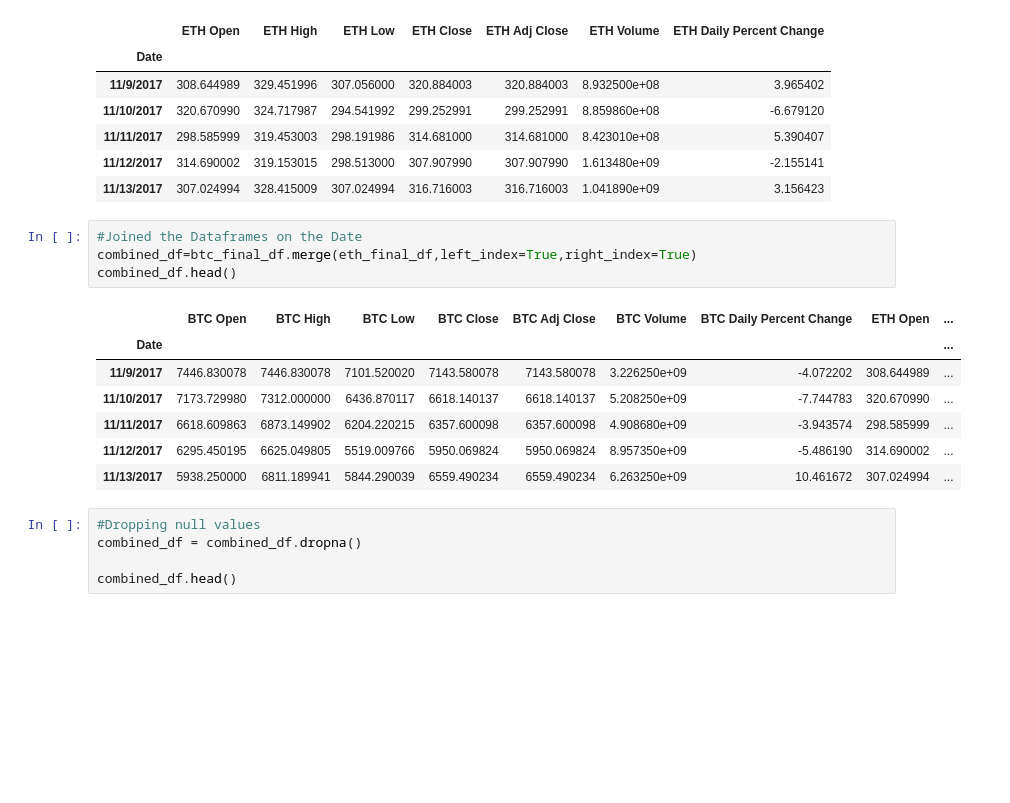
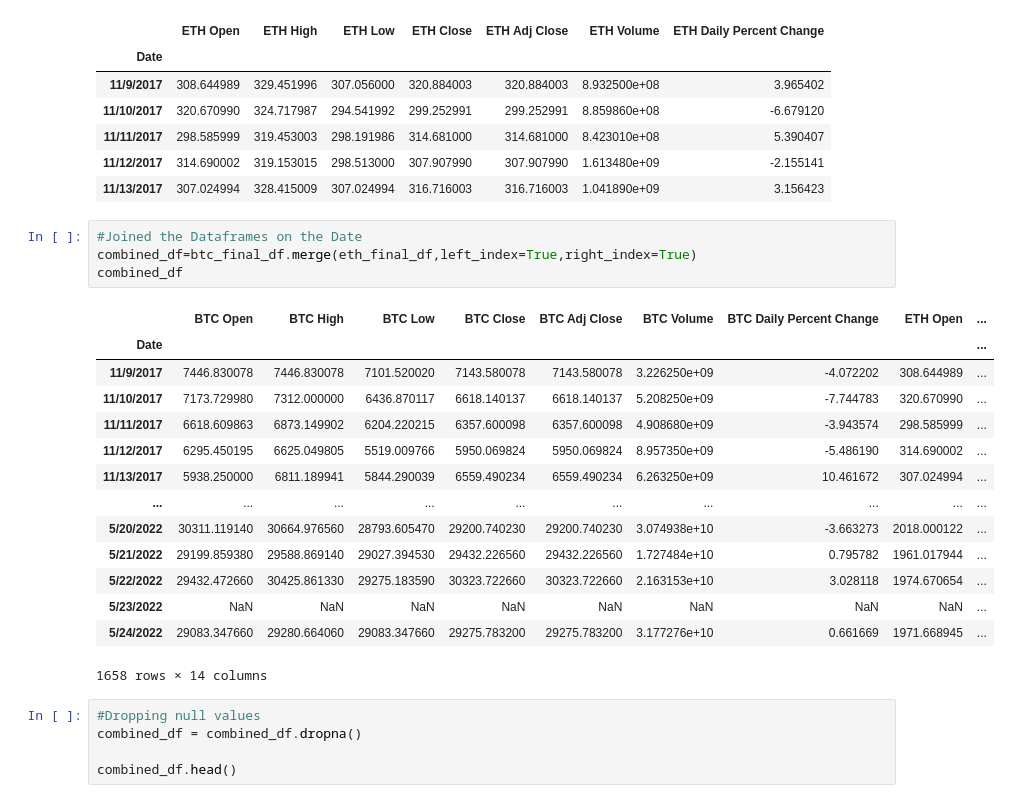
Before and after one commit to skdabra30/Project_2, a Jupyter notebook: JupyterNotebook_DataSets.ipynb, the cells around one changed output. Saved outputs shown, nothing was run; the diff lists cells and outputs as text; blank space fills up the shorter version.

```diff
--- a/JupyterNotebook_DataSets.ipynb
+++ b/JupyterNotebook_DataSets.ipynb
@@ -95,15 +95,22 @@ eth_final_df.head()
 # %%
 #Joined the Dataframes on the Date
 combined_df=btc_final_df.merge(eth_final_df,left_index=True,right_index=True)
-combined_df.head()
+combined_df
 # %% [output]
 |  | BTC Open | BTC High | BTC Low | BTC Close | BTC Adj Close | BTC Volume | BTC Daily Percent Change | ETH Open | ... |
 | Date |  |  |  |  |  |  |  |  | ... |
 | 11/9/2017 | 7446.830078 | 7446.830078 | 7101.520020 | 7143.580078 | 7143.580078 | 3.226250e+09 | -4.072202 | 308.644989 | ... |
 | 11/10/2017 | 7173.729980 | 7312.000000 | 6436.870117 | 6618.140137 | 6618.140137 | 5.208250e+09 | -7.744783 | 320.670990 | ... |
 | 11/11/2017 | 6618.609863 | 6873.149902 | 6204.220215 | 6357.600098 | 6357.600098 | 4.908680e+09 | -3.943574 | 298.585999 | ... |
 | 11/12/2017 | 6295.450195 | 6625.049805 | 5519.009766 | 5950.069824 | 5950.069824 | 8.957350e+09 | -5.486190 | 314.690002 | ... |
 | 11/13/2017 | 5938.250000 | 6811.189941 | 5844.290039 | 6559.490234 | 6559.490234 | 6.263250e+09 | 10.461672 | 307.024994 | ... |
+| ... | ... | ... | ... | ... | ... | ... | ... | ... | ... |
+| 5/20/2022 | 30311.119140 | 30664.976560 | 28793.605470 | 29200.740230 | 29200.740230 | 3.074938e+10 | -3.663273 | 2018.000122 | ... |
+| 5/21/2022 | 29199.859380 | 29588.869140 | 29027.394530 | 29432.226560 | 29432.226560 | 1.727484e+10 | 0.795782 | 1961.017944 | ... |
+| 5/22/2022 | 29432.472660 | 30425.861330 | 29275.183590 | 30323.722660 | 30323.722660 | 2.163153e+10 | 3.028118 | 1974.670654 | ... |
+| 5/23/2022 | NaN | NaN | NaN | NaN | NaN | NaN | NaN | NaN | ... |
+| 5/24/2022 | 29083.347660 | 29280.664060 | 29083.347660 | 29275.783200 | 29275.783200 | 3.177276e+10 | 0.661669 | 1971.668945 | ... |
+1658 rows × 14 columns
 # %%
 #Dropping null values
 combined_df = combined_df.dropna()
```
